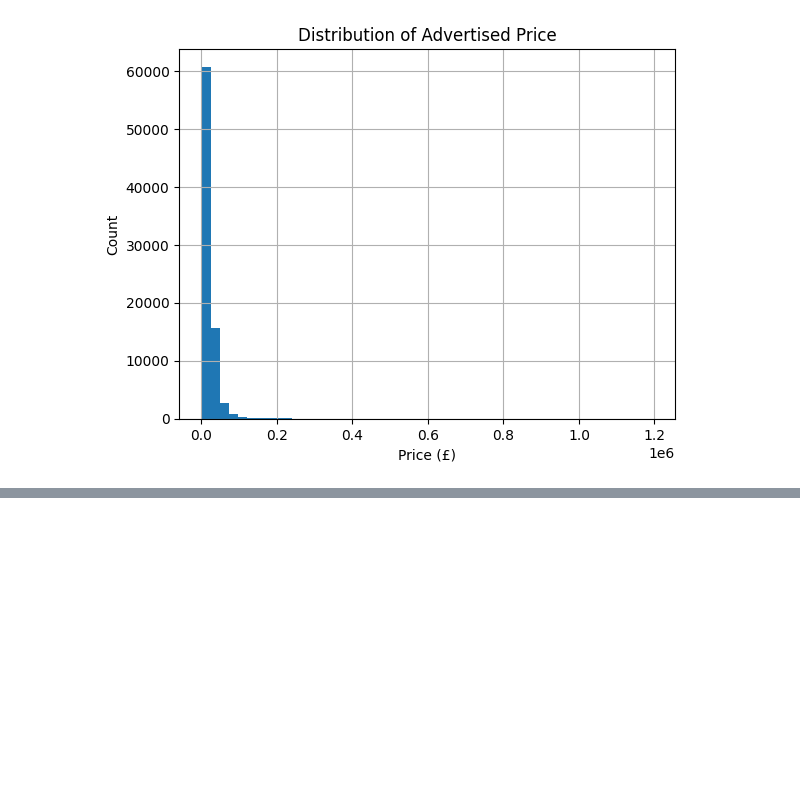
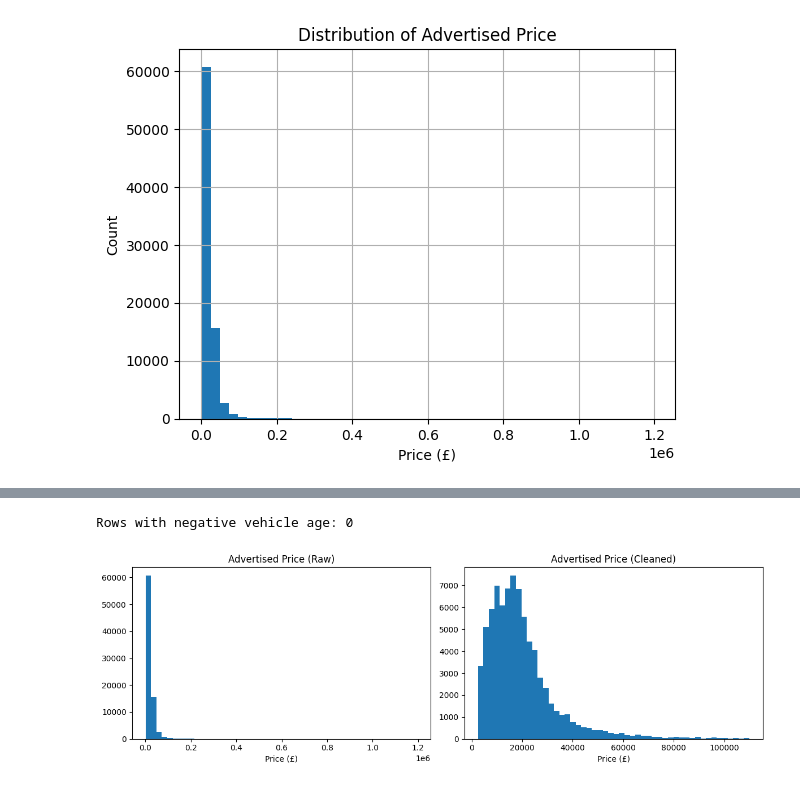
Before and after one commit to akrima-git/MSc, a Jupyter notebook: explore_data.ipynb, the cells around one changed output, grey strips where cells are left out. Saved outputs shown, nothing was run; the diff lists cells and outputs as text; code cells hidden in the pictures; blank space fills up the shorter version.

Commit message:
data cleaning

```diff
--- a/explore_data.ipynb
+++ b/explore_data.ipynb
@@ -157,3 +158,10 @@ plt.ylabel('Count')
 plt.show()
 # %% [output]
 [figure]
+# %%
+df_raw = load_raw_data("data.csv")
+df_clean = load_clean_data("data.csv")
+
+print(f"Raw shape: {df_raw.shape}")
+print(f"Clean shape: {df_clean.shape}")
+print(f"Rows removed: {df_raw.shape[0] - df_clean.shape[0]}")
@@ -159,0 +292,26 @@ plt.show()
+# %%
+# Explicitly check for any negative ages
+negative_age_count = (df_clean["vehicle_age_years"] < 0).sum()
+print(f"Rows with negative vehicle age: {negative_age_count}")
+# %% [output]
+Rows with negative vehicle age: 0
+# %%
+# Compare advertised_price distribution BEFORE and AFTER outlier removal
+# This visually confirms the 1st/99th percentile trimming worked as intended
+
+fig, axes = plt.subplots(1, 2, figsize=(12, 4))
+
+# Raw price distribution (includes the extreme outliers, e.g. the £1.195m listing)
+axes[0].hist(df_raw['advertised_price'], bins=50)
+axes[0].set_title('Advertised Price (Raw)')
+axes[0].set_xlabel('Price (£)')
+
+# Clean price distribution (outliers trimmed)
+axes[1].hist(df_clean['advertised_price'], bins=50)
+axes[1].set_title('Advertised Price (Cleaned)')
+axes[1].set_xlabel('Price (£)')
+
+plt.tight_layout()
+plt.show()
+# %% [output]
+[figure, added]
```
Also changed, not shown: parts of 15 cells of this notebook, 1 other file.
